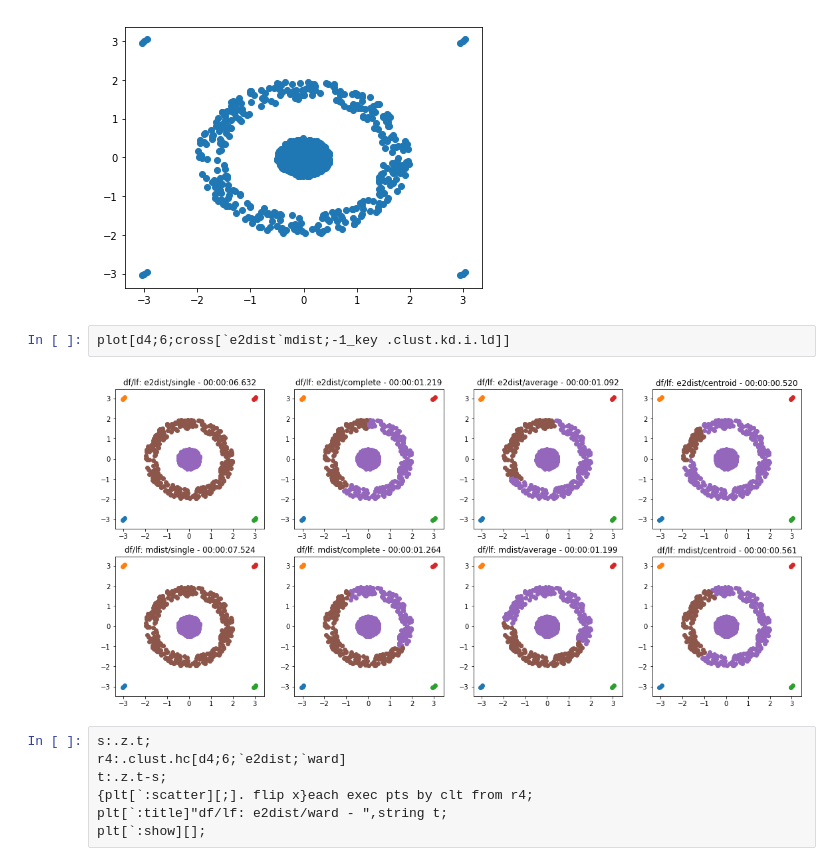
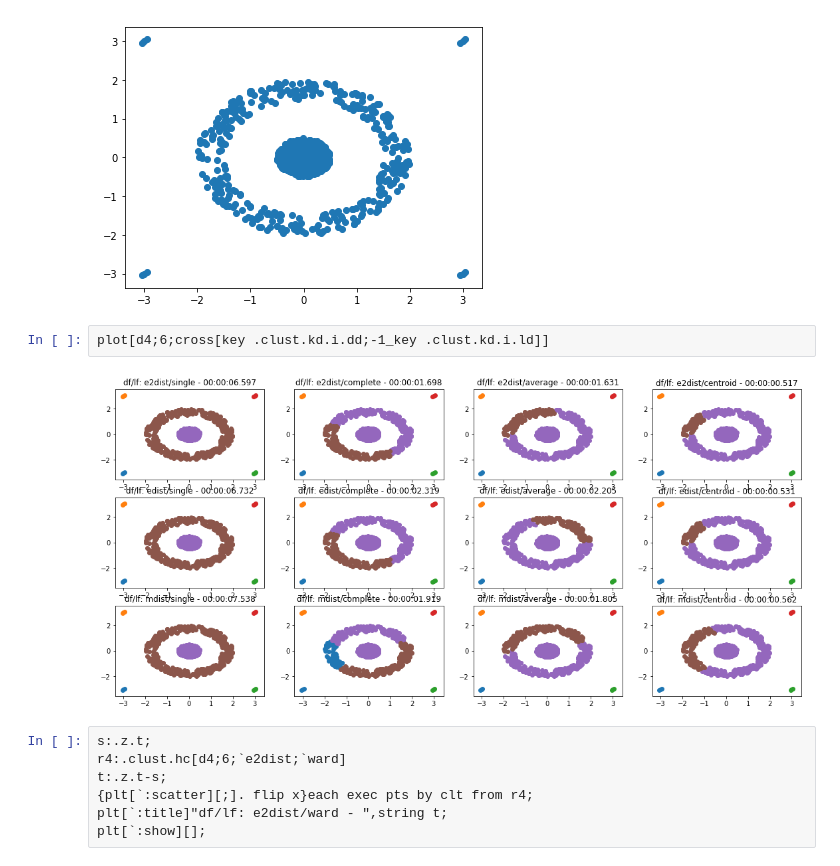
Before and after one commit to Anhmike/clustering, a Jupyter notebook: tmp/clustering.ipynb, the cells around one changed output. Saved outputs shown, nothing was run; the diff lists cells and outputs as text.

```diff
--- a/tmp/clustering.ipynb
+++ b/tmp/clustering.ipynb
@@ -127,9 +169,9 @@ plt[`:show][];
 # %% [output]
 [figure]
 # %%
-plot[d4;6;cross[`e2dist`mdist;-1_key .clust.kd.i.ld]]
+plot[d4;6;cross[key .clust.kd.i.dd;-1_key .clust.kd.i.ld]]
 # %% [output]
-[figure, old version]
+[figure, new version]
 # %%
 s:.z.t;
 r4:.clust.hc[d4;6;`e2dist;`ward]
```
Also changed, not shown: parts of 20 cells of this notebook, 5 other files.
